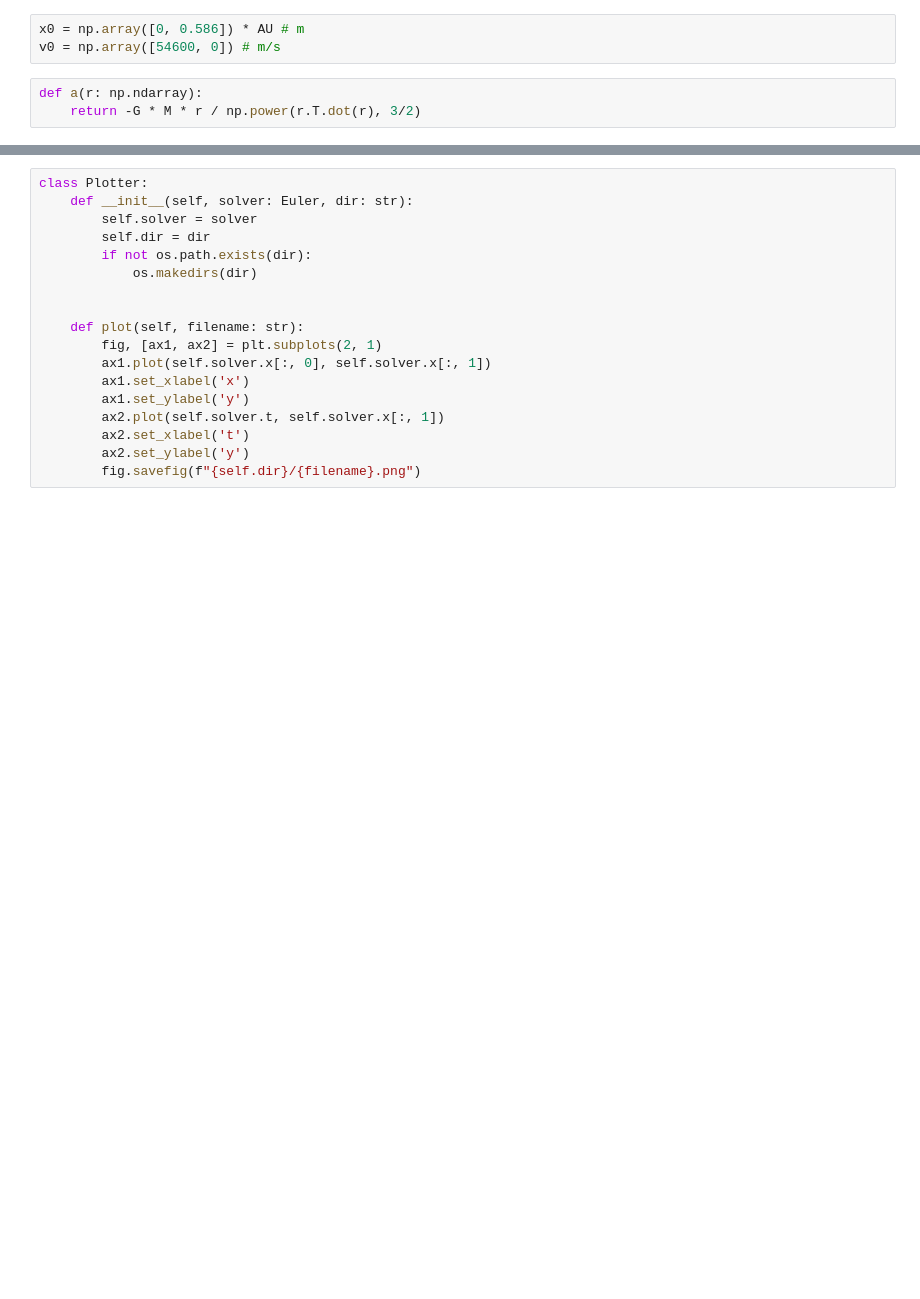
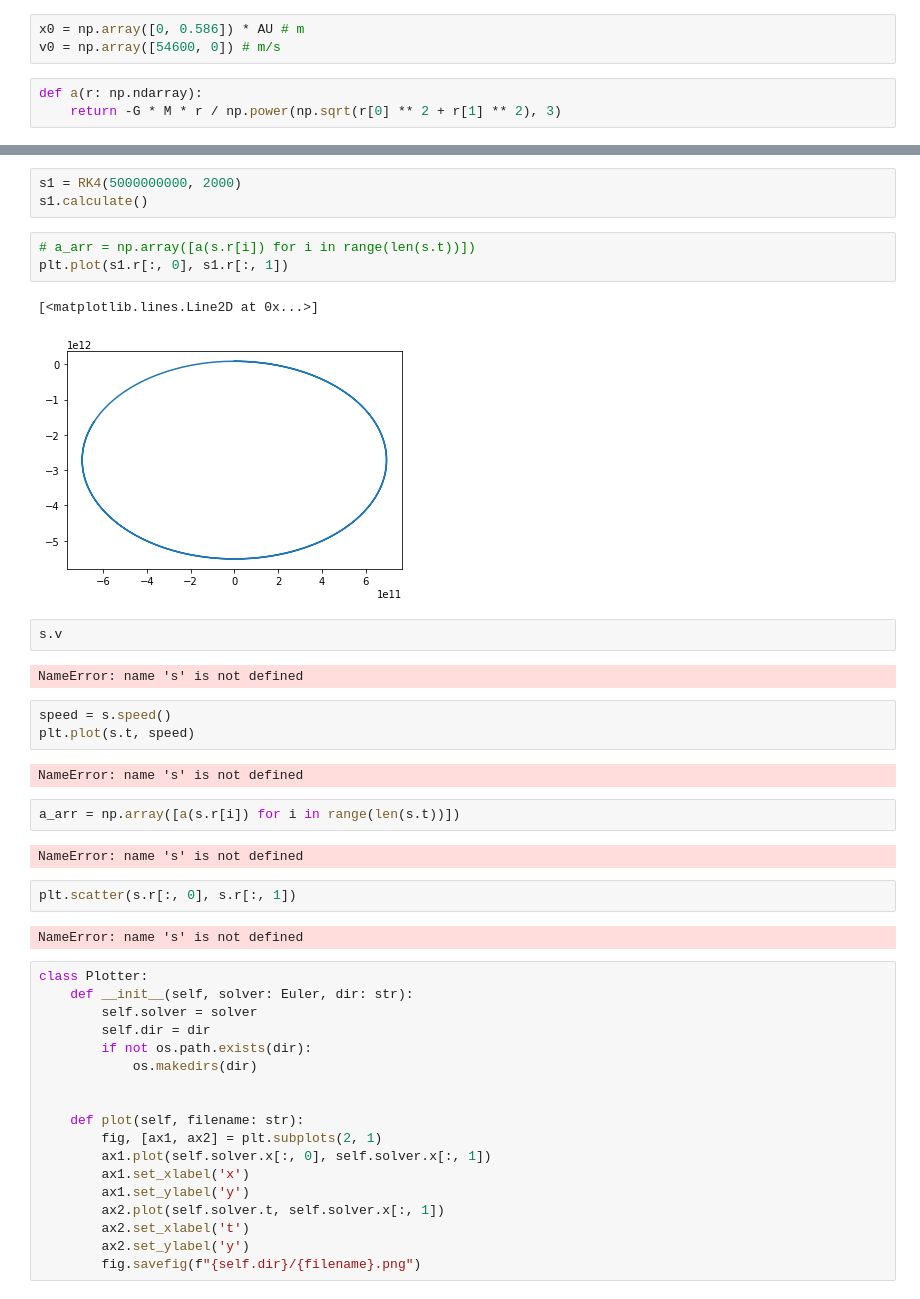
Before and after one commit to matix0508/MOFiT, a Jupyter notebook: lab2/sheet.ipynb, the cells around one changed output, grey strips where cells are left out. Drawn from its saved outputs; the diff is of its cells as text; blank space fills up the shorter version.

```diff
--- a/lab2/sheet.ipynb
+++ b/lab2/sheet.ipynb
@@ -12,7 +12,7 @@ x0 = np.array([0, 0.586]) * AU # m
 v0 = np.array([54600, 0]) # m/s
 # %%
 def a(r: np.ndarray):
-    return -G * M * r / np.power(r.T.dot(r), 3/2)
+    return -G * M * r / np.power(np.sqrt(r[0] ** 2 + r[1] ** 2), 3)
 # %%
 class Euler:
     def __init__(self, tmax: int, dt: float):
@@ -132,3 +109,29 @@ class RK4:
+# %%
+s1 = RK4(5000000000, 2000)
+s1.calculate()
+# %%
+# a_arr = np.array([a(s.r[i]) for i in range(len(s.t))])
+plt.plot(s1.r[:, 0], s1.r[:, 1])
+# %% [output]
+[<matplotlib.lines.Line2D at 0x...>]
+[figure, added]
+# %%
+s.v
+# %% [output]
+NameError: name 's' is not defined
+# %%
+speed = s.speed()
+plt.plot(s.t, speed)
+# %% [output]
+NameError: name 's' is not defined
+# %%
+a_arr = np.array([a(s.r[i]) for i in range(len(s.t))])
+# %% [output]
+NameError: name 's' is not defined
+# %%
+plt.scatter(s.r[:, 0], s.r[:, 1])
+# %% [output]
+NameError: name 's' is not defined
 # %%
 class Plotter:
     def __init__(self, solver: Euler, dir: str):
```
Also changed, not shown: parts of 7 cells of this notebook.
